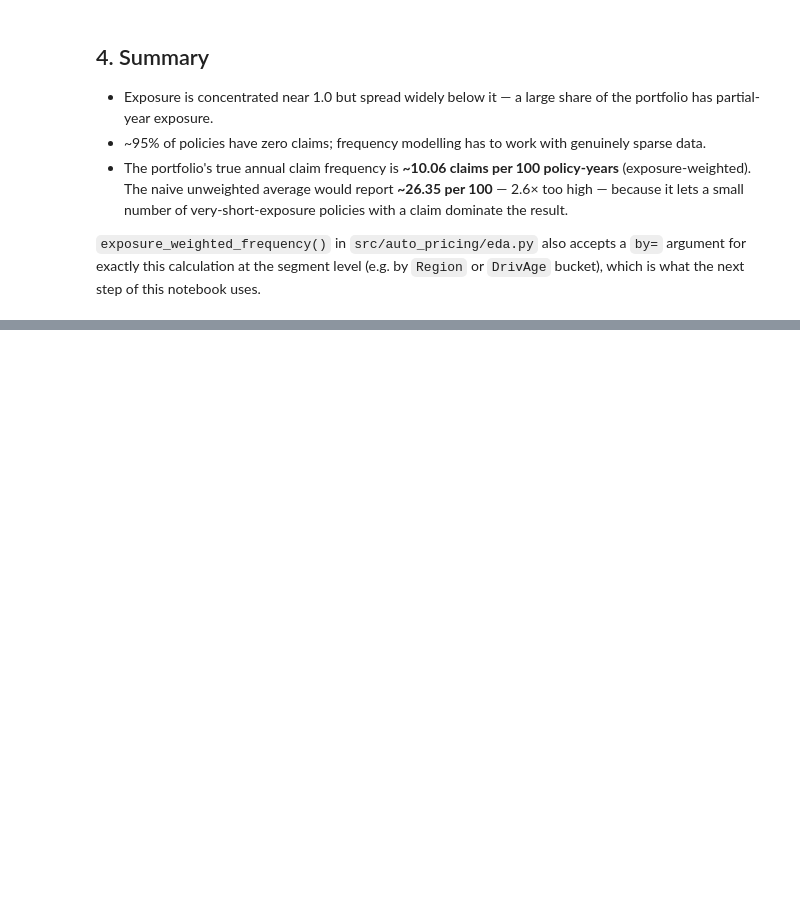
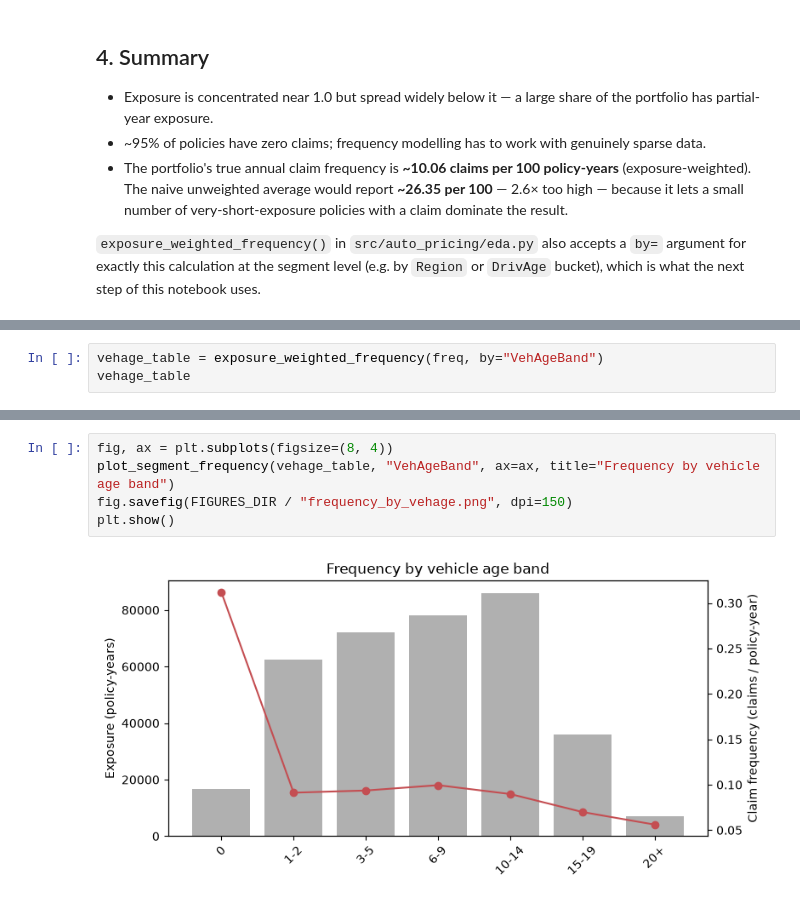
Before and after one commit to vishalyadav1729/auto-insurance-pricing, a Jupyter notebook: notebooks/02_data_cleaning_eda.ipynb, the cells around one changed output, grey strips where cells are left out. Saved outputs shown, nothing was run; the diff lists cells and outputs as text; blank space fills up the shorter version.

```diff
--- a/notebooks/02_data_cleaning_eda.ipynb
+++ b/notebooks/02_data_cleaning_eda.ipynb
@@ -142,0 +211,3 @@ The exposure-weighted formula avoids this because it never treats a claim in iso
+# %%
+vehage_table = exposure_weighted_frequency(freq, by="VehAgeBand")
+vehage_table
@@ -142,0 +223,7 @@ The exposure-weighted formula avoids this because it never treats a claim in iso
+# %%
+fig, ax = plt.subplots(figsize=(8, 4))
+plot_segment_frequency(vehage_table, "VehAgeBand", ax=ax, title="Frequency by vehicle age band")
+fig.savefig(FIGURES_DIR / "frequency_by_vehage.png", dpi=150)
+plt.show()
+# %% [output]
+[figure, added]
```
Also changed, not shown: parts of 33 cells of this notebook, 2 other files.
